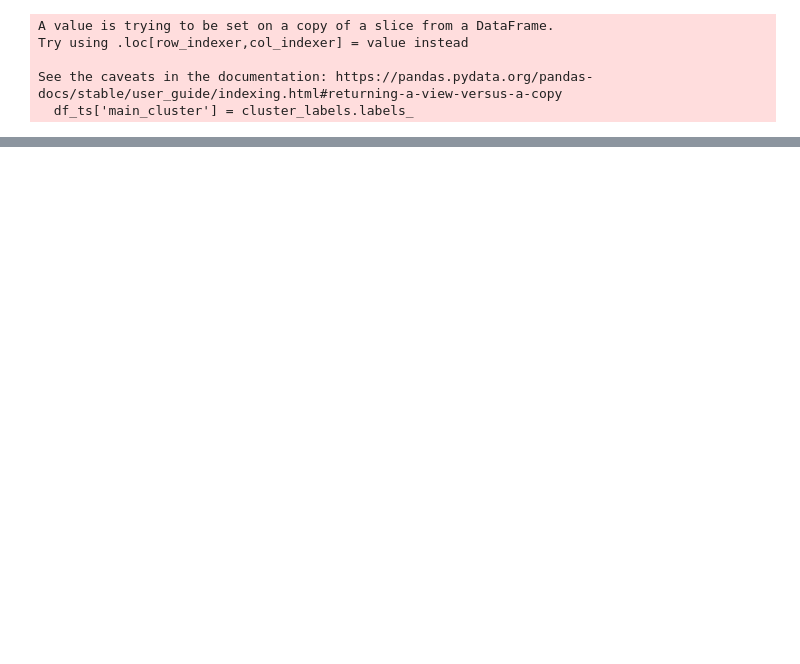
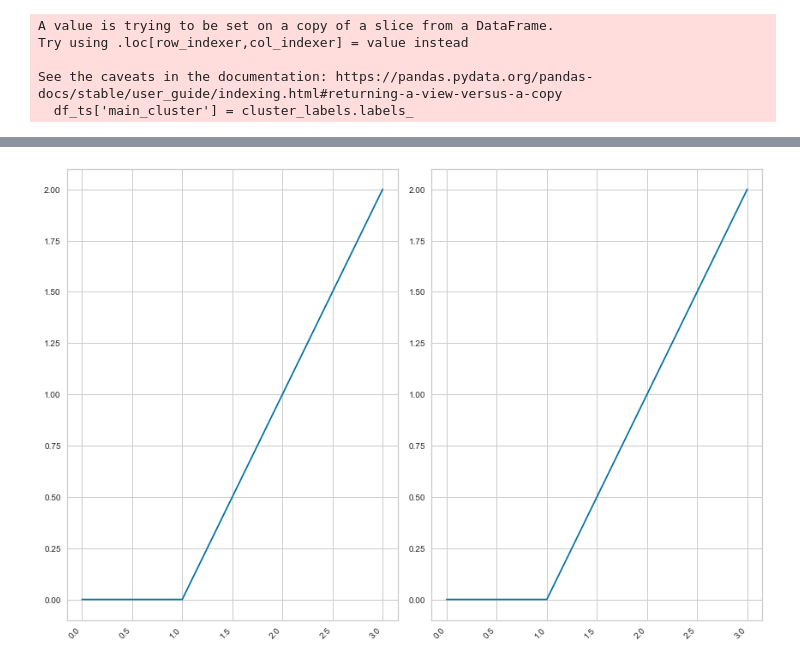
Before and after one commit to mhsharifi96/DigiKalaDataAnalysis, a Jupyter notebook: code/result.ipynb, the cells around one changed output, grey strips where cells are left out. Cells and saved outputs as stored; diff of their text form; code cells hidden in the pictures; blank space fills up the shorter version.

```diff
--- a/code/result.ipynb
+++ b/code/result.ipynb
@@ -1035,0 +1041,29 @@ ValueError: a must be greater than 0 unless no samples are taken
+# %%
+def plot_cluster_ts(current_cluster):
+    """
+    Plots time series in a cluster
+
+    current_cluster: np.array
+        Cluster with time series
+    Returns:
+    -------
+    None
+    """
+    fig, ax = plt.subplots(
+        int(np.ceil(current_cluster.shape[0]/2)),2,
+        figsize=(12, 8)
+    )
+    fig.autofmt_xdate(rotation=45)
+    ax = ax.reshape(-1)
+    for indx, series in enumerate(current_cluster):
+
+        ax[indx].plot(series)
+        plt.xticks(rotation=45)
+
+
+    plt.tight_layout()
+    plt.show();
+# %%
+plot_cluster_ts(df_ts[df_ts['main_cluster']== cluster].sample(n = 2).values)
+# %% [output]
+[figure, added]
```
Also changed, not shown: parts of 38 cells of this notebook, 2 other files.
